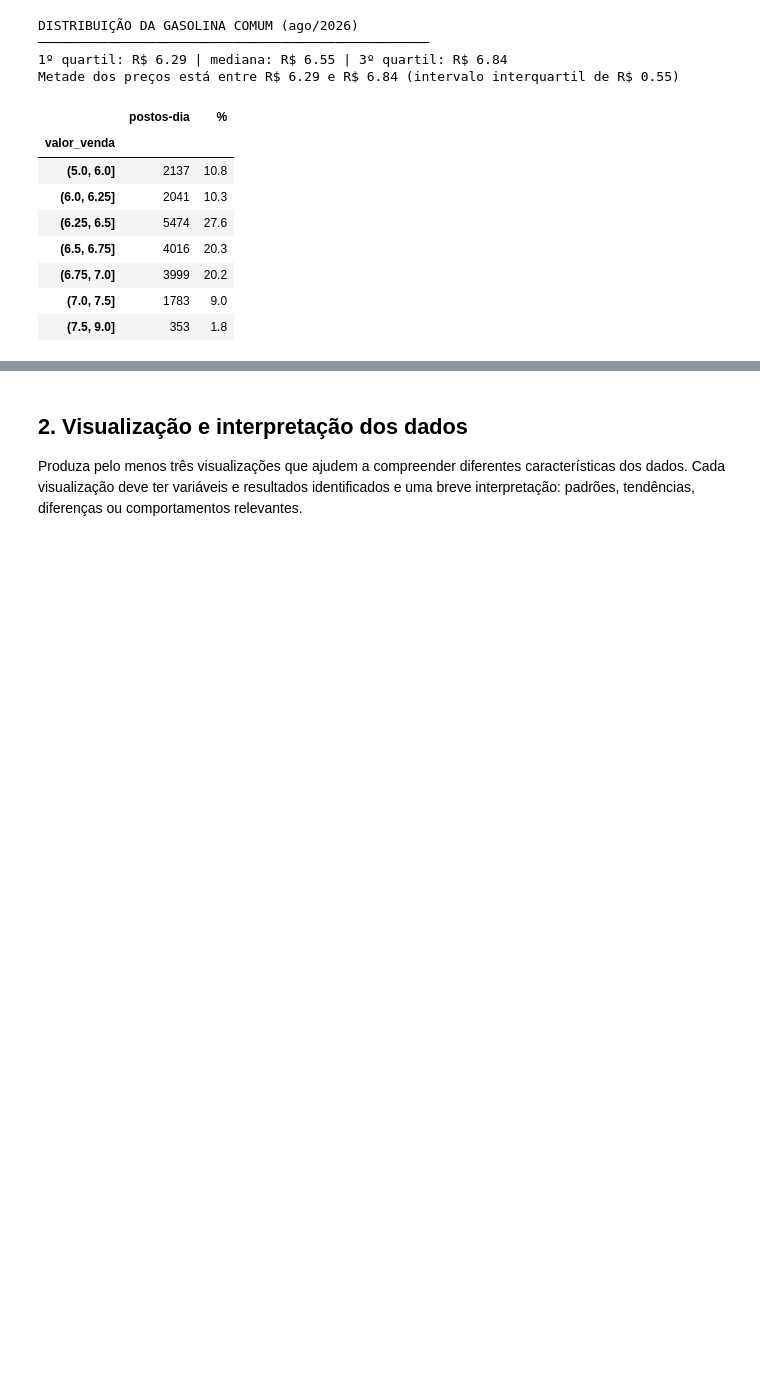
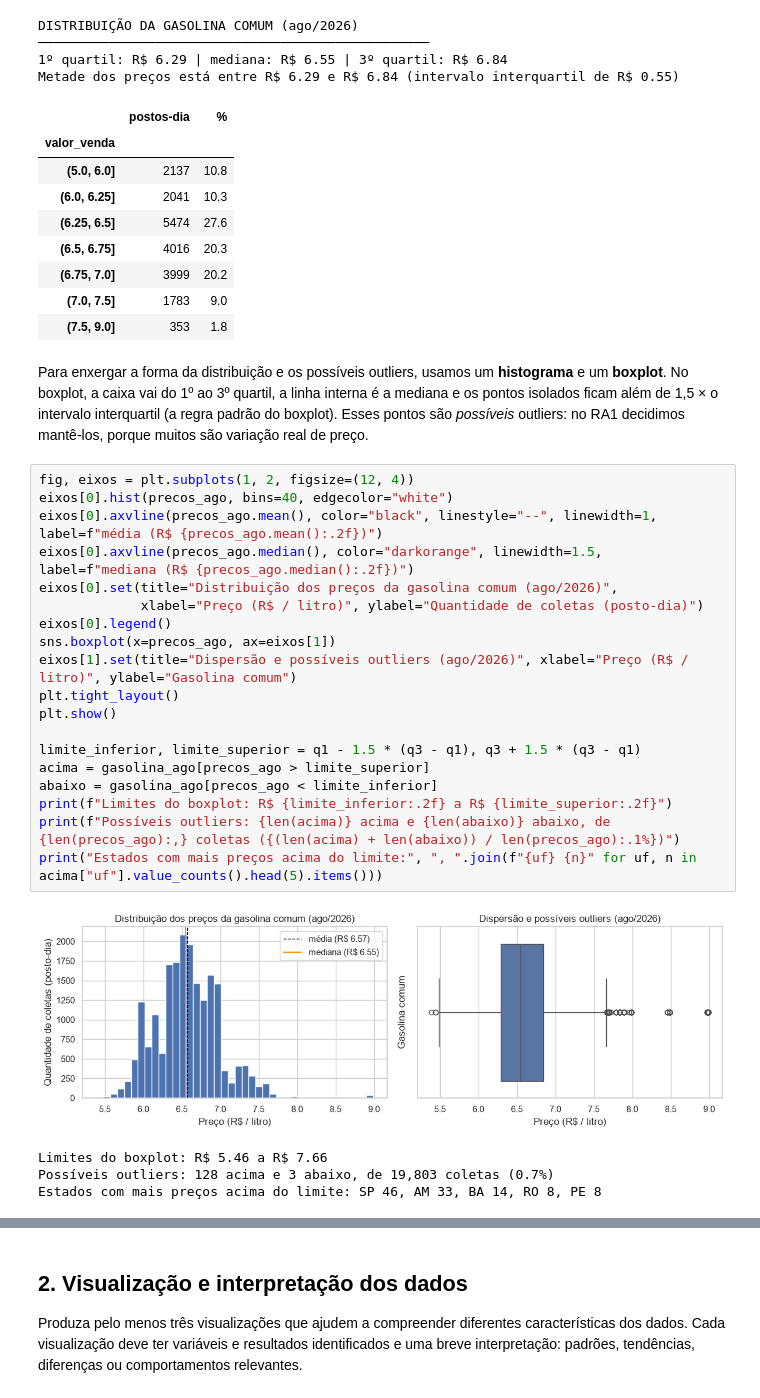
Before and after one commit to EduardoPereirabsi/PJBL01-Precos-combustiveis, a Jupyter notebook: PJBL_RA3_analise.ipynb, the cells around one changed output, grey strips where cells are left out. Drawn from its saved outputs; the diff is of its cells as text; blank space fills up the shorter version.

Commit message:
RA3: histograma e boxplot, viés de seleção e comparação com a divisão aleatória

```diff
--- a/PJBL_RA3_analise.ipynb
+++ b/PJBL_RA3_analise.ipynb
@@ -189,6 +190,32 @@ Metade dos preços está entre R$ 6.29 e R$ 6.84 (intervalo interquartil de R$ 0
 | (6.75, 7.0] | 3999 | 20.2 |
 | (7.0, 7.5] | 1783 | 9.0 |
 | (7.5, 9.0] | 353 | 1.8 |
+# %% [markdown]
+Para enxergar a forma da distribuição e os possíveis outliers, usamos um **histograma** e um **boxplot**. No boxplot, a caixa vai do 1º ao 3º quartil, a linha interna é a mediana e os pontos isolados ficam além de 1,5 × o intervalo interquartil (a regra padrão do boxplot). Esses pontos são *possíveis* outliers: no RA1 decidimos mantê-los, porque muitos são variação real de preço.
+# %%
+fig, eixos = plt.subplots(1, 2, figsize=(12, 4))
+eixos[0].hist(precos_ago, bins=40, edgecolor="white")
+eixos[0].axvline(precos_ago.mean(), color="black", linestyle="--", linewidth=1, label=f"média (R$ {precos_ago.mean():.2f})")
+eixos[0].axvline(precos_ago.median(), color="darkorange", linewidth=1.5, label=f"mediana (R$ {precos_ago.median():.2f})")
+eixos[0].set(title="Distribuição dos preços da gasolina comum (ago/2026)",
+             xlabel="Preço (R$ / litro)", ylabel="Quantidade de coletas (posto-dia)")
+eixos[0].legend()
+sns.boxplot(x=precos_ago, ax=eixos[1])
+eixos[1].set(title="Dispersão e possíveis outliers (ago/2026)", xlabel="Preço (R$ / litro)", ylabel="Gasolina comum")
+plt.tight_layout()
+plt.show()
+
+limite_inferior, limite_superior = q1 - 1.5 * (q3 - q1), q3 + 1.5 * (q3 - q1)
+acima = gasolina_ago[precos_ago > limite_superior]
+abaixo = gasolina_ago[precos_ago < limite_inferior]
+print(f"Limites do boxplot: R$ {limite_inferior:.2f} a R$ {limite_superior:.2f}")
+print(f"Possíveis outliers: {len(acima)} acima e {len(abaixo)} abaixo, de {len(precos_ago):,} coletas ({(len(acima) + len(abaixo)) / len(precos_ago):.1%})")
+print("Estados com mais preços acima do limite:", ", ".join(f"{uf} {n}" for uf, n in acima["uf"].value_counts().head(5).items()))
+# %% [output]
+[figure, added]
+Limites do boxplot: R$ 5.46 a R$ 7.66
+Possíveis outliers: 128 acima e 3 abaixo, de 19,803 coletas (0.7%)
+Estados com mais preços acima do limite: SP 46, AM 33, BA 14, RO 8, PE 8
 # %% [markdown]
 **Resposta do grupo:**
 
```
Also changed, not shown: parts of 9 cells of this notebook.
